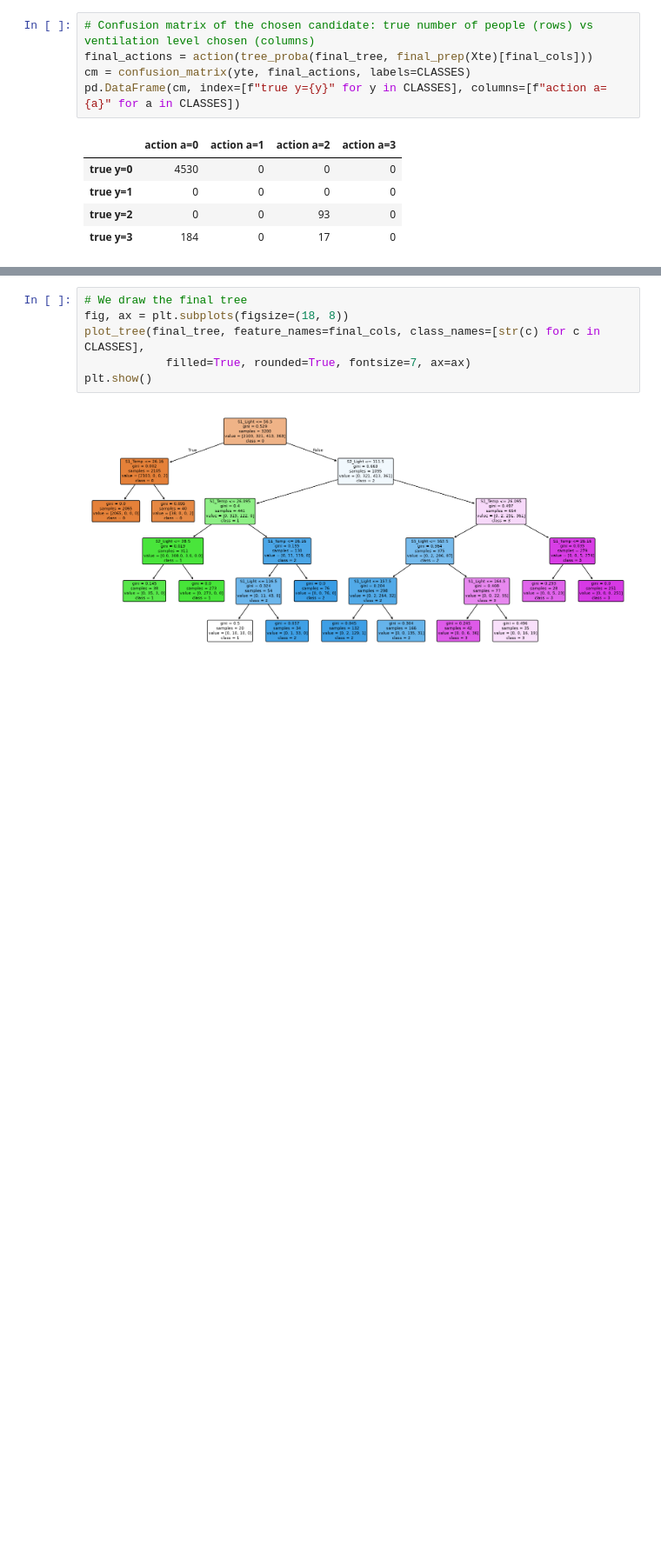
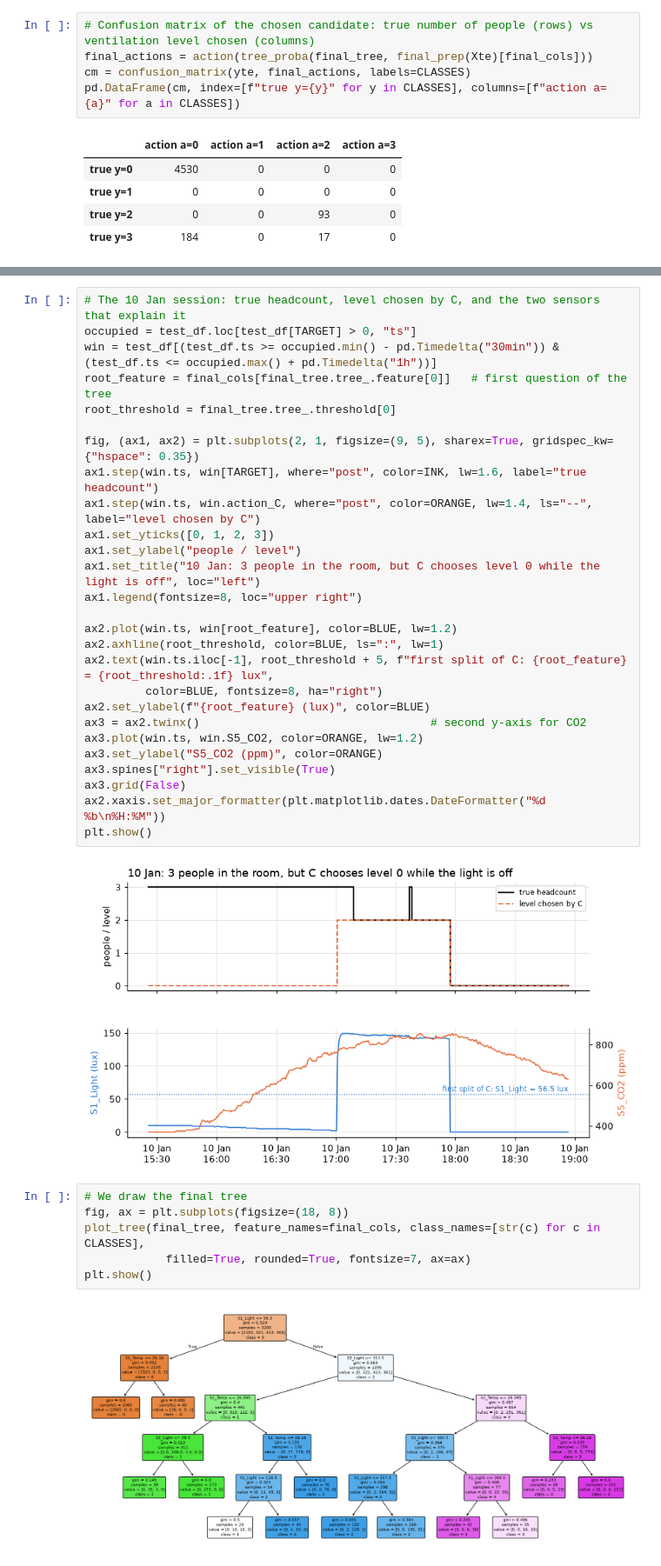
Before and after one commit to Asabourdin/Room_occupancy_prediction, a Jupyter notebook: occupancy_analysis_data.ipynb, the cells around one changed output, grey strips where cells are left out. Shown at 87% size. Cells and saved outputs as stored; diff of their text form; blank space fills up the shorter version.

```diff
--- a/occupancy_analysis_data.ipynb
+++ b/occupancy_analysis_data.ipynb
@@ -841,3 +914,32 @@ pd.DataFrame(cm, index=[f"true y={y}" for y in CLASSES], columns=[f"action a={a}
+# %%
+# The 10 Jan session: true headcount, level chosen by C, and the two sensors that explain it
+occupied = test_df.loc[test_df[TARGET] > 0, "ts"]
+win = test_df[(test_df.ts >= occupied.min() - pd.Timedelta("30min")) & (test_df.ts <= occupied.max() + pd.Timedelta("1h"))]
+root_feature = final_cols[final_tree.tree_.feature[0]]   # first question of the tree
+root_threshold = final_tree.tree_.threshold[0]
+
+fig, (ax1, ax2) = plt.subplots(2, 1, figsize=(9, 5), sharex=True, gridspec_kw={"hspace": 0.35})
+ax1.step(win.ts, win[TARGET], where="post", color=INK, lw=1.6, label="true headcount")
+ax1.step(win.ts, win.action_C, where="post", color=ORANGE, lw=1.4, ls="--", label="level chosen by C")
+ax1.set_yticks([0, 1, 2, 3])
+ax1.set_ylabel("people / level")
+ax1.set_title("10 Jan: 3 people in the room, but C chooses level 0 while the light is off", loc="left")
+ax1.legend(fontsize=8, loc="upper right")
+
+ax2.plot(win.ts, win[root_feature], color=BLUE, lw=1.2)
+ax2.axhline(root_threshold, color=BLUE, ls=":", lw=1)
+ax2.text(win.ts.iloc[-1], root_threshold + 5, f"first split of C: {root_feature} = {root_threshold:.1f} lux",
+         color=BLUE, fontsize=8, ha="right")
+ax2.set_ylabel(f"{root_feature} (lux)", color=BLUE)
+ax3 = ax2.twinx()                                  # second y-axis for CO2
+ax3.plot(win.ts, win.S5_CO2, color=ORANGE, lw=1.2)
+ax3.set_ylabel("S5_CO2 (ppm)", color=ORANGE)
+ax3.spines["right"].set_visible(True)
+ax3.grid(False)
+ax2.xaxis.set_major_formatter(plt.matplotlib.dates.DateFormatter("%d %b\n%H:%M"))
+plt.show()
+# %% [output]
+[figure, added]
 # %%
 # We draw the final tree
 fig, ax = plt.subplots(figsize=(18, 8))
```
Also changed, not shown: parts of 16 cells of this notebook.
